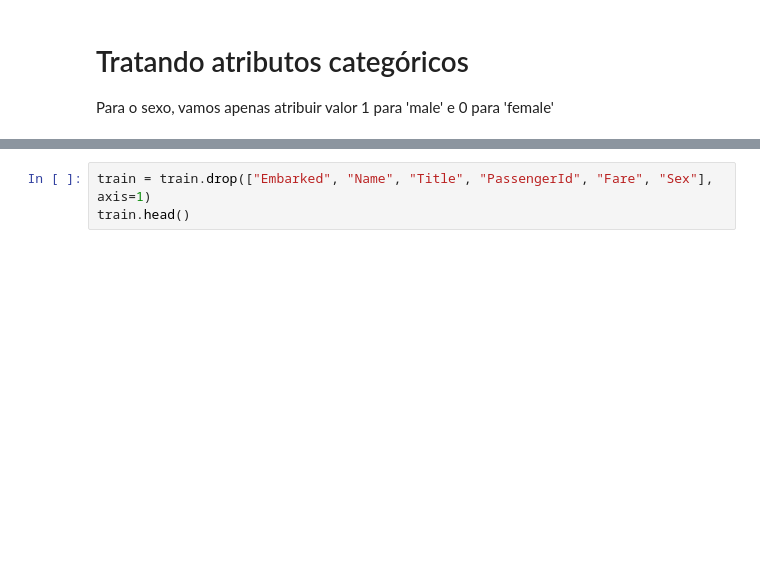
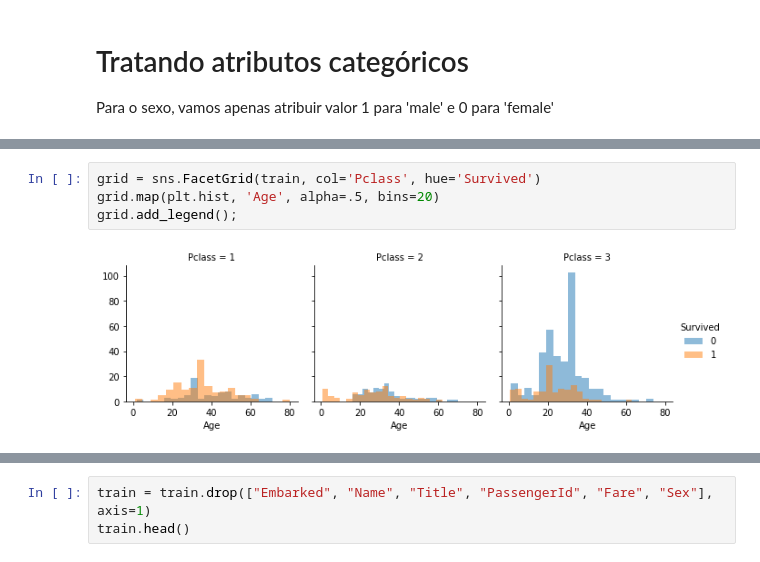
Before and after one commit to lucas-amin/PatternRecognition, a Jupyter notebook: projeto1/Entrega.ipynb, the cells around one changed output, grey strips where cells are left out. Cells and saved outputs as stored; diff of their text form; blank space fills up the shorter version.

```diff
--- a/projeto1/Entrega.ipynb
+++ b/projeto1/Entrega.ipynb
@@ -476,0 +495,6 @@ train.head()
+# %%
+grid = sns.FacetGrid(train, col='Pclass', hue='Survived')
+grid.map(plt.hist, 'Age', alpha=.5, bins=20)
+grid.add_legend();
+# %% [output]
+[figure, added]
```
Also changed, not shown: parts of 22 cells of this notebook.
